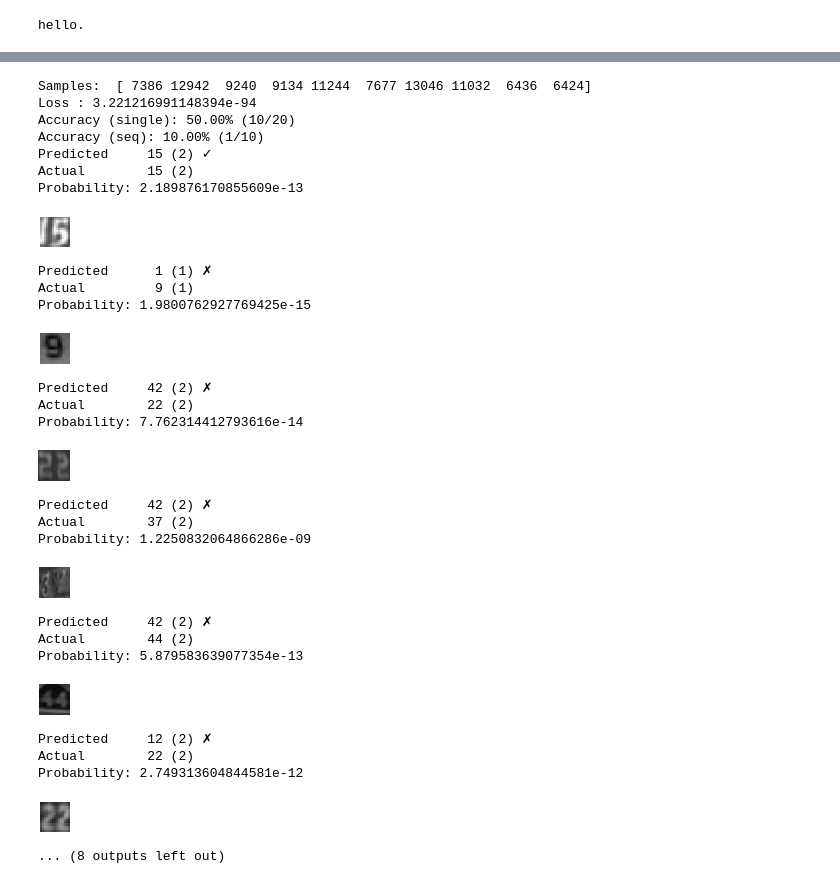
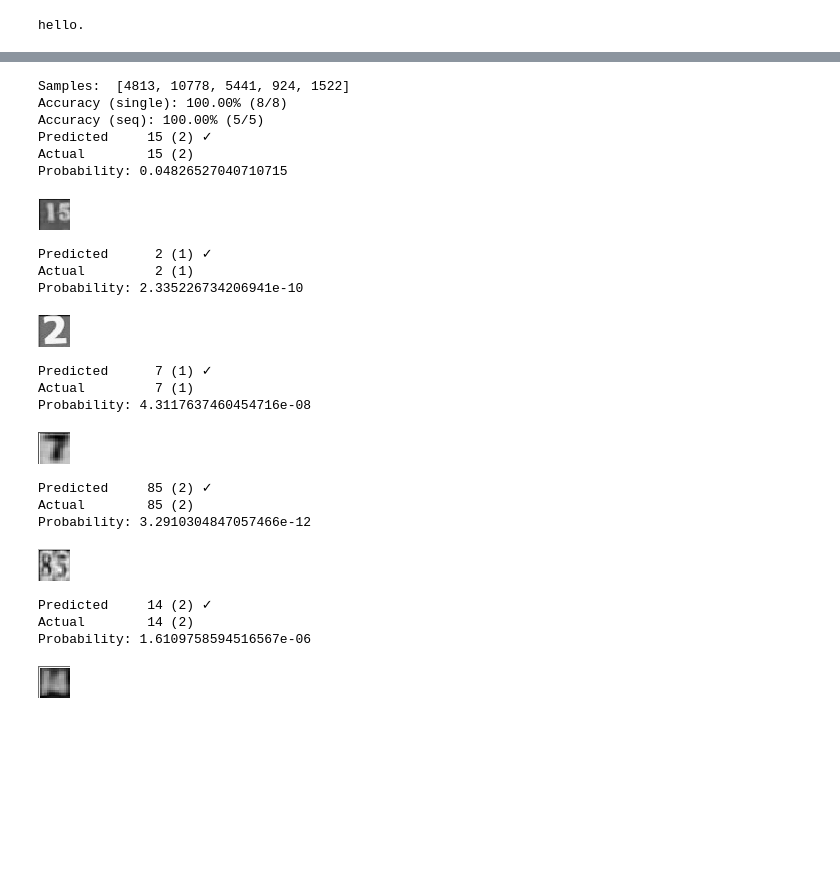
Before and after one commit to sathyz/svhn, a Jupyter notebook: svhn.ipynb, the cells around one changed output, grey strips where cells are left out. Cells and saved outputs as stored; diff of their text form; code cells hidden in the pictures; blank space fills up the shorter version.

Commit message:
set sample mean to 0, fix bug in accuracy_single()

```diff
--- a/svhn.ipynb
+++ b/svhn.ipynb
@@ -19,7 +19,7 @@ def load_npy(prefix):
     # RGB => Grayscale
     xs = np.dot(xs, [0.299, 0.587, 0.114]).reshape(xs.shape[0], 32, 32, 1)  * 1./255
     # can this be done by generator?
-    xs -= xs.mean(axis=0)
+    xs = np.array([xi - xi.mean() for xi in xs])
     # getting length only for now
     digits_len = to_categorical( np.array(list(map(len, labels)) , dtype=np.int), num_classes=7 )
     padded_labels = np.array(list(map(lambda x: list("{:0>6}".format(x)), labels) ) ).astype(np.int)
@@ -182,9 +185,6 @@ Total params: 1,183,235.0
 Trainable params: 1,183,011.0
 Non-trainable params: 224.0
 ____________________________________________________________________________________________________
-# %%
-# use this to predict
-estimator = Model(inputs=[img_input], outputs=[size_output,] + digit_outputs)
 # %%
 from keras.callbacks import TensorBoard, EarlyStopping, ModelCheckpoint
 
@@ -304,37 +370,31 @@ def review(X_true, y_true, nsamples=5, samples=None):
         # print( num_pred == num_true )
         display(array_to_img(X_true[sample]))
 # %%
-review(x_test, y_test, 10)
+review(x_test, y_test, samples=[4813, 10778, 5441, 924, 1522])
 # %% [output]
-Samples:  [ 7386 12942  9240  9134 11244  7677 13046 11032  6436  6424]
-Loss : 3.221216991148394e-94
-Accuracy (single): 50.00% (10/20)
-Accuracy (seq): 10.00% (1/10)
+Samples:  [4813, 10778, 5441, 924, 1522]
+Accuracy (single): 100.00% (8/8)
+Accuracy (seq): 100.00% (5/5)
 Predicted     15 (2) ✓
 Actual        15 (2)
-Probability: 2.189876170855609e-13
+Probability: 0.04826527040710715
-[figure, old version]
+[figure, new version]
-Predicted      1 (1) ✗
-Actual         9 (1)
-Probability: 1.9800762927769425e-15
+Predicted      2 (1) ✓
+Actual         2 (1)
+Probability: 2.335226734206941e-10
-[figure, old version]
+[figure, new version]
-Predicted     42 (2) ✗
-Actual        22 (2)
-Probability: 7.762314412793616e-14
+Predicted      7 (1) ✓
+Actual         7 (1)
+Probability: 4.3117637460454716e-08
-[figure, old version]
+[figure, new version]
-Predicted     42 (2) ✗
-Actual        37 (2)
-Probability: 1.2250832064866286e-09
+Predicted     85 (2) ✓
+Actual        85 (2)
+Probability: 3.2910304847057466e-12
-[figure, old version]
+[figure, new version]
-Predicted     42 (2) ✗
-Actual        44 (2)
-Probability: 5.879583639077354e-13
+Predicted     14 (2) ✓
+Actual        14 (2)
+Probability: 1.6109758594516567e-06
-[figure, old version]
+[figure, new version]
-Predicted     12 (2) ✗
-Actual        22 (2)
-Probability: 2.749313604844581e-12
-[figure, removed]
-... (8 outputs left out)
 # %%
 review(x_test, y_test, samples=[ 7386, 12942,  9240,  9134, 11244, 7677, 13046, 11032,  6436,  6424])
 # %% [output]
```
Also changed, not shown: parts of 34 cells of this notebook, 1 other file.
